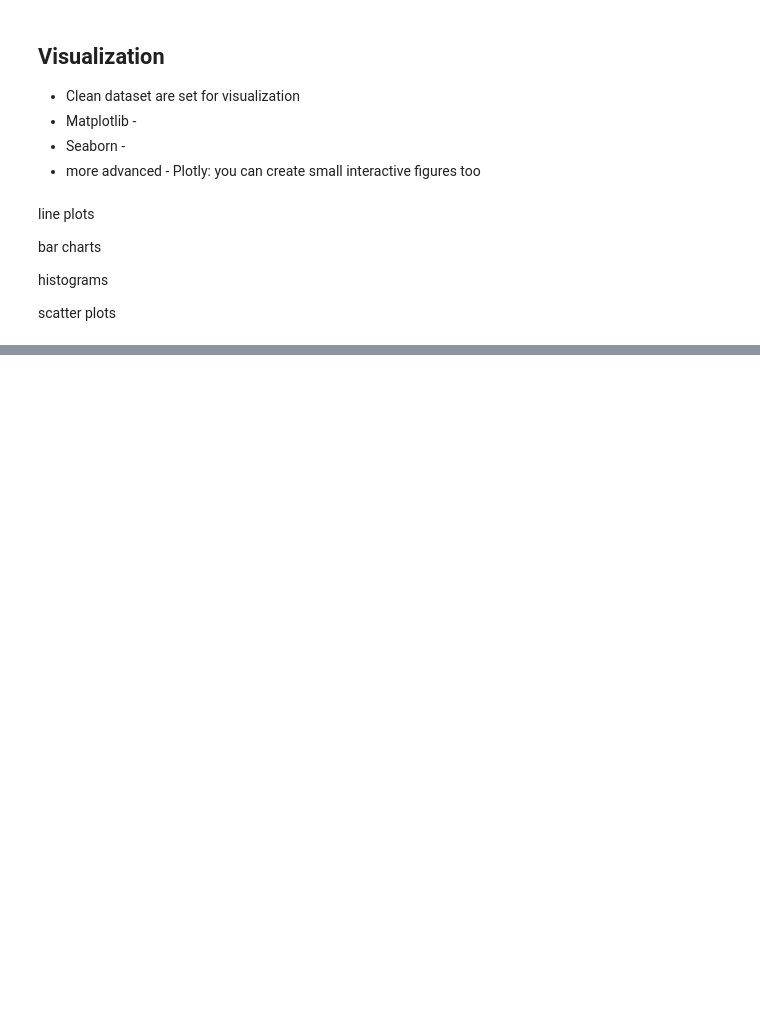
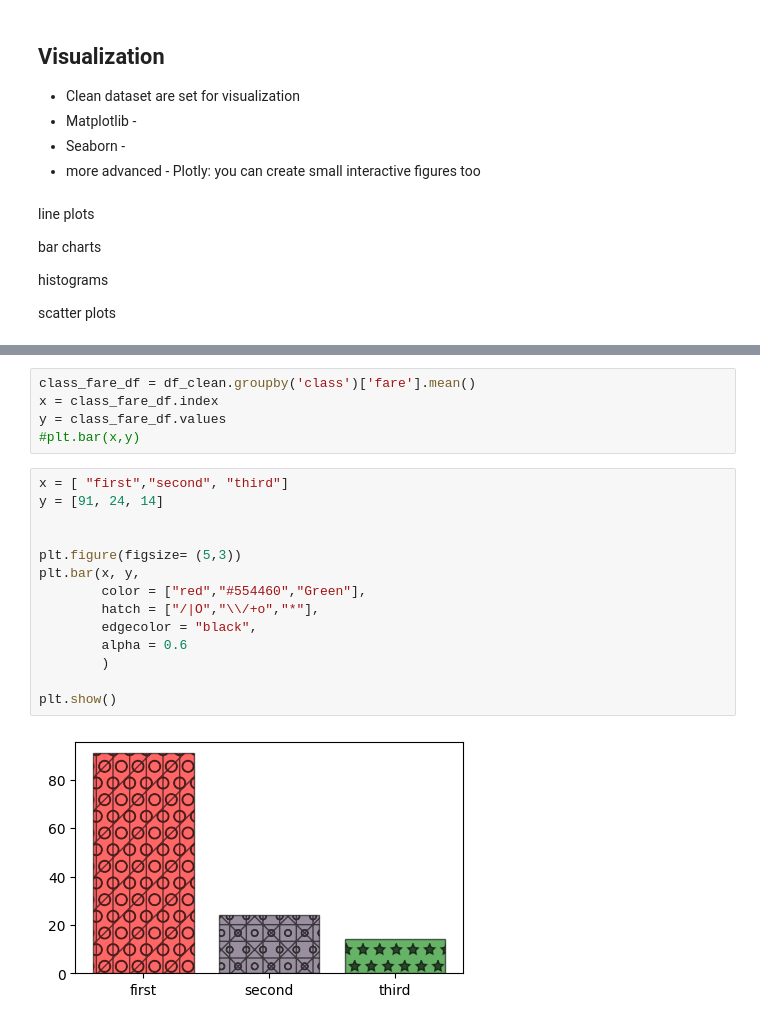
Before and after one commit to devidrees/PW-Data-Analytics-July-2026, a Jupyter notebook: Data_Cleaning,_Prepration_and_Visualization.ipynb, the cells around one changed output, grey strips where cells are left out. Cells and saved outputs as stored; diff of their text form; blank space fills up the shorter version.

```diff
--- a/Data_Cleaning,_Prepration_and_Visualization.ipynb
+++ b/Data_Cleaning,_Prepration_and_Visualization.ipynb
@@ -146,0 +209,21 @@ plt.show()
+# %%
+class_fare_df = df_clean.groupby('class')['fare'].mean()
+x = class_fare_df.index
+y = class_fare_df.values
+#plt.bar(x,y)
+# %%
+x = [ "first","second", "third"]
+y = [91, 24, 14]
+
+
+plt.figure(figsize= (5,3))
+plt.bar(x, y,
+        color = ["red","#554460","Green"],
+        hatch = ["/|O","\\/+o","*"],
+        edgecolor = "black",
+        alpha = 0.6
+        )
+
+plt.show()
+# %% [output]
+[figure, added]
```
Also changed, not shown: parts of 22 cells of this notebook.
